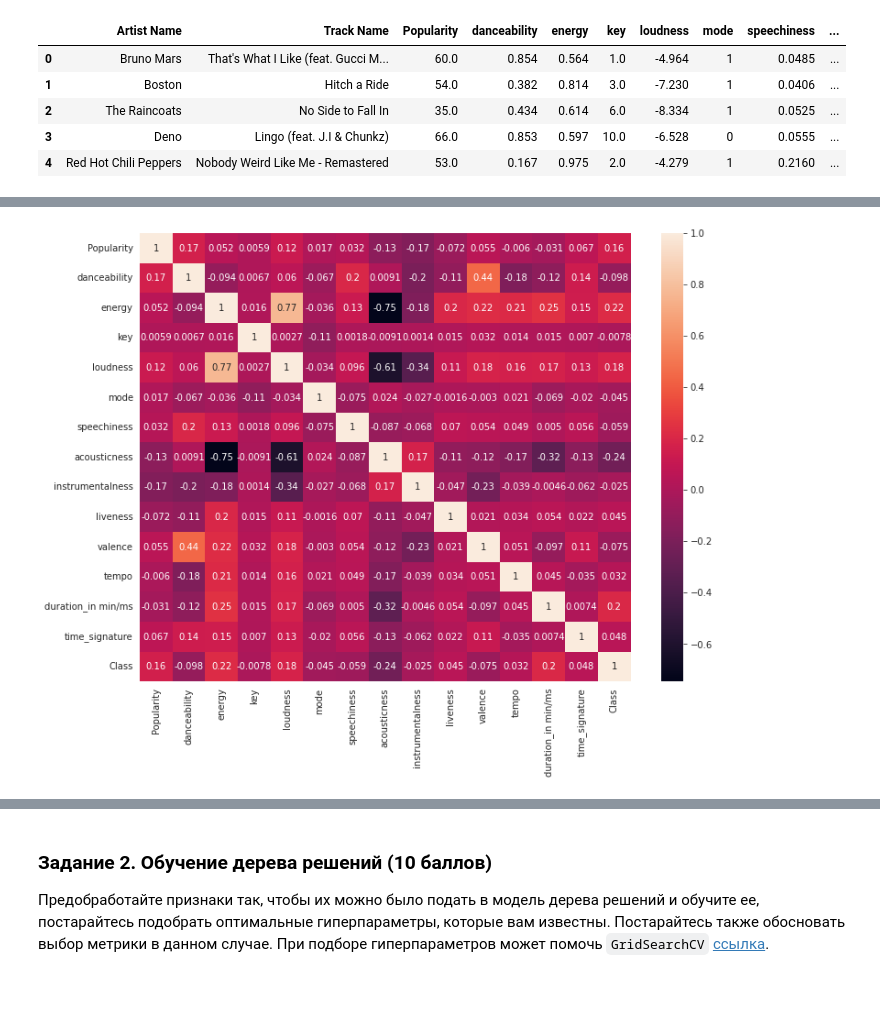
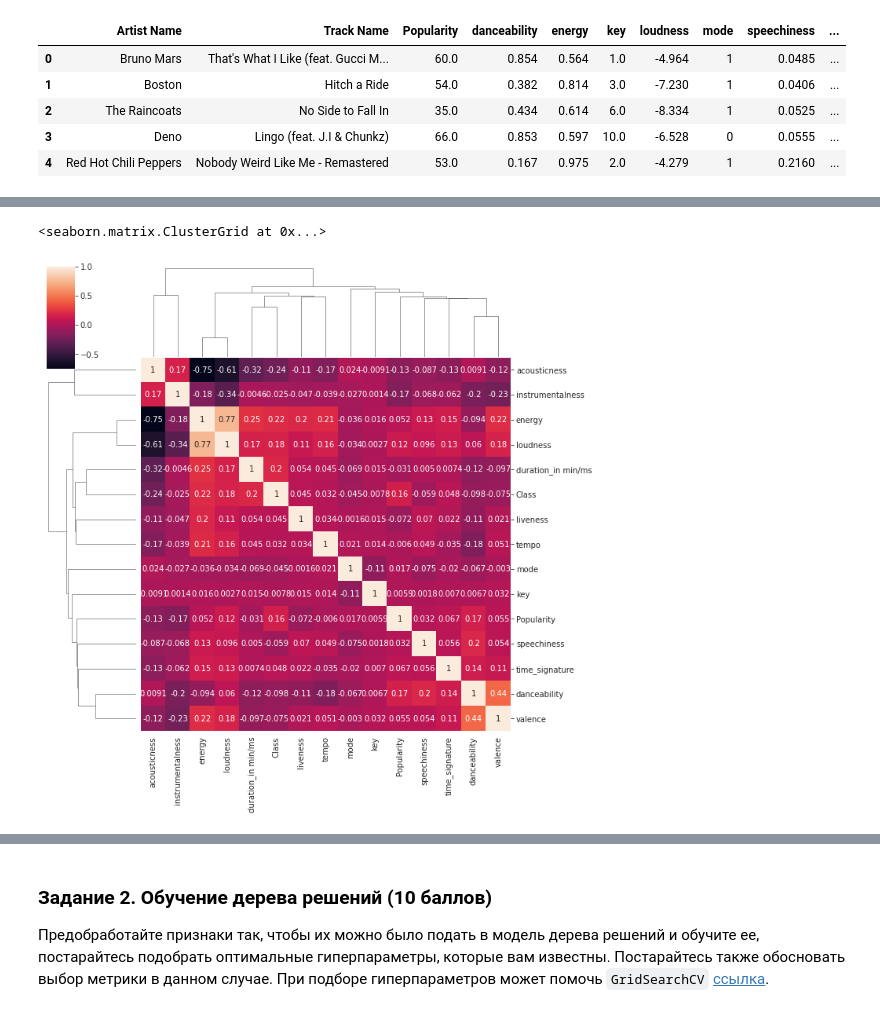
Before and after one commit to Freddsle/BI_ML_2021, a Jupyter notebook: l4_trees/code/dt_lecture_practice.ipynb, the cells around one changed output, grey strips where cells are left out. Cells and saved outputs as stored; diff of their text form; code cells hidden in the pictures.

```diff
--- a/l4_trees/code/dt_lecture_practice.ipynb
+++ b/l4_trees/code/dt_lecture_practice.ipynb
@@ -35,7 +46,7 @@ np.random.seed(SEED)
 
 Как обычно, начнем с того, что посмотрим на наши данные: типы переменных, пропущенные значения, баланс классов и все такое. Ваш ход:
 # %%
-data = pd.read_csv("../data_folder/train.csv")
+data = pd.read_csv("train.csv")
 data.head()
 # %% [output]
 |  | Artist Name | Track Name | Popularity | danceability | energy | key | loudness | mode | speechiness | ... |
@@ -100,4 +134,5 @@ dtype: int64
 # %%
-sns.heatmap(data.corr(), annot=True);
+sns.clustermap(data.corr(), annot=True)
 # %% [output]
+<seaborn.matrix.ClusterGrid at 0x...>
-[figure, old version]
+[figure, new version]
```
Also changed, not shown: parts of 133 cells of this notebook.
